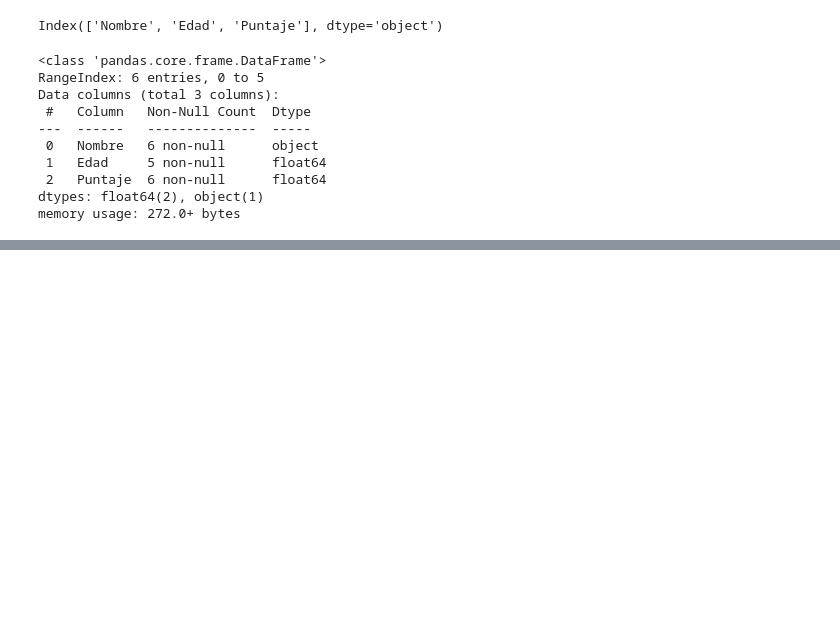
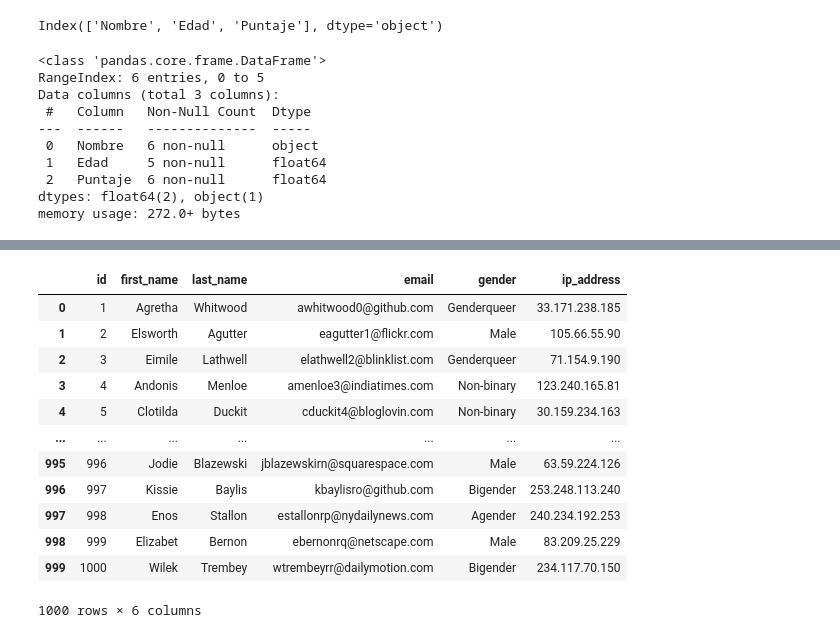
Before and after one commit to ClaudiaGonzalezScanu/actividad_1, a Jupyter notebook: Pandas_1.ipynb, the cells around one changed output, grey strips where cells are left out. Cells and saved outputs as stored; diff of their text form; code cells hidden in the pictures; blank space fills up the shorter version.

```diff
--- a/Pandas_1.ipynb
+++ b/Pandas_1.ipynb
@@ -155,0 +253,17 @@ memory usage: 272.0+ bytes
+# %%
+df=pd.read_csv("MOCK_DATA.csv")
+df
+# %% [output]
+|  | id | first_name | last_name | email | gender | ip_address |
+| 0 | 1 | Agretha | Whitwood | awhitwood0@github.com | Genderqueer | 33.171.238.185 |
+| 1 | 2 | Elsworth | Agutter | eagutter1@flickr.com | Male | 105.66.55.90 |
+| 2 | 3 | Eimile | Lathwell | elathwell2@blinklist.com | Genderqueer | 71.154.9.190 |
+| 3 | 4 | Andonis | Menloe | amenloe3@indiatimes.com | Non-binary | 123.240.165.81 |
+| 4 | 5 | Clotilda | Duckit | cduckit4@bloglovin.com | Non-binary | 30.159.234.163 |
+| ... | ... | ... | ... | ... | ... | ... |
+| 995 | 996 | Jodie | Blazewski | jblazewskirn@squarespace.com | Male | 63.59.224.126 |
+| 996 | 997 | Kissie | Baylis | kbaylisro@github.com | Bigender | 253.248.113.240 |
+| 997 | 998 | Enos | Stallon | estallonrp@nydailynews.com | Agender | 240.234.192.253 |
+| 998 | 999 | Elizabet | Bernon | ebernonrq@netscape.com | Male | 83.209.25.229 |
+| 999 | 1000 | Wilek | Trembey | wtrembeyrr@dailymotion.com | Bigender | 234.117.70.150 |
+1000 rows × 6 columns
```
Also changed, not shown: parts of 11 cells of this notebook.
